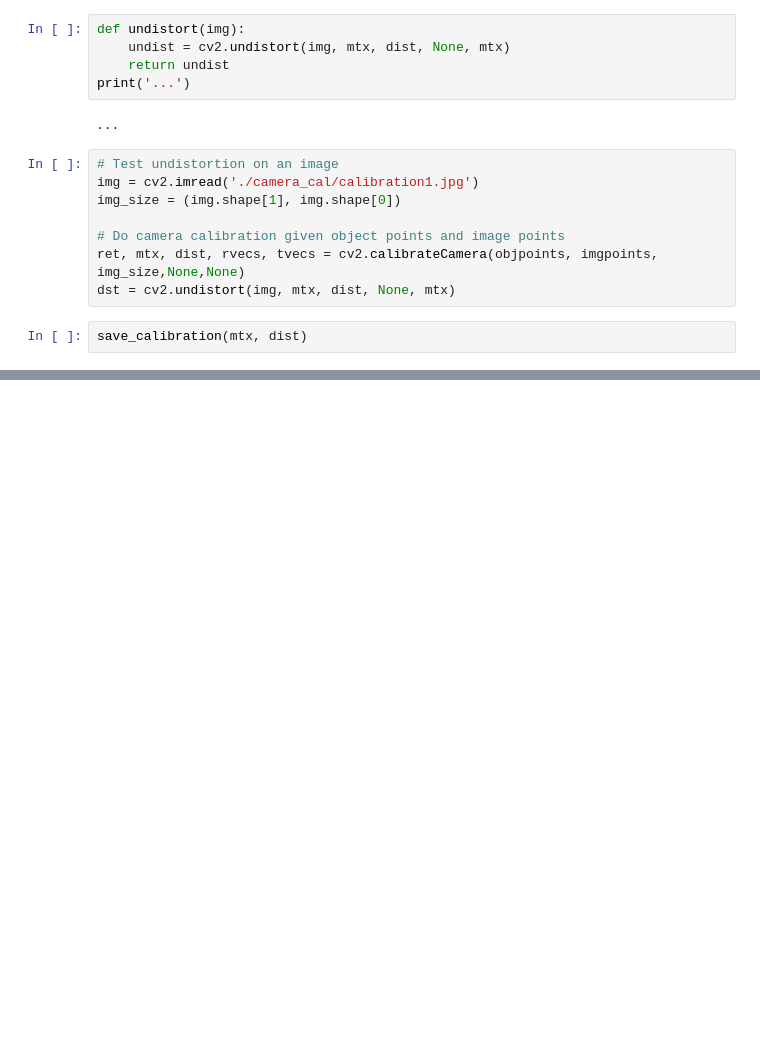
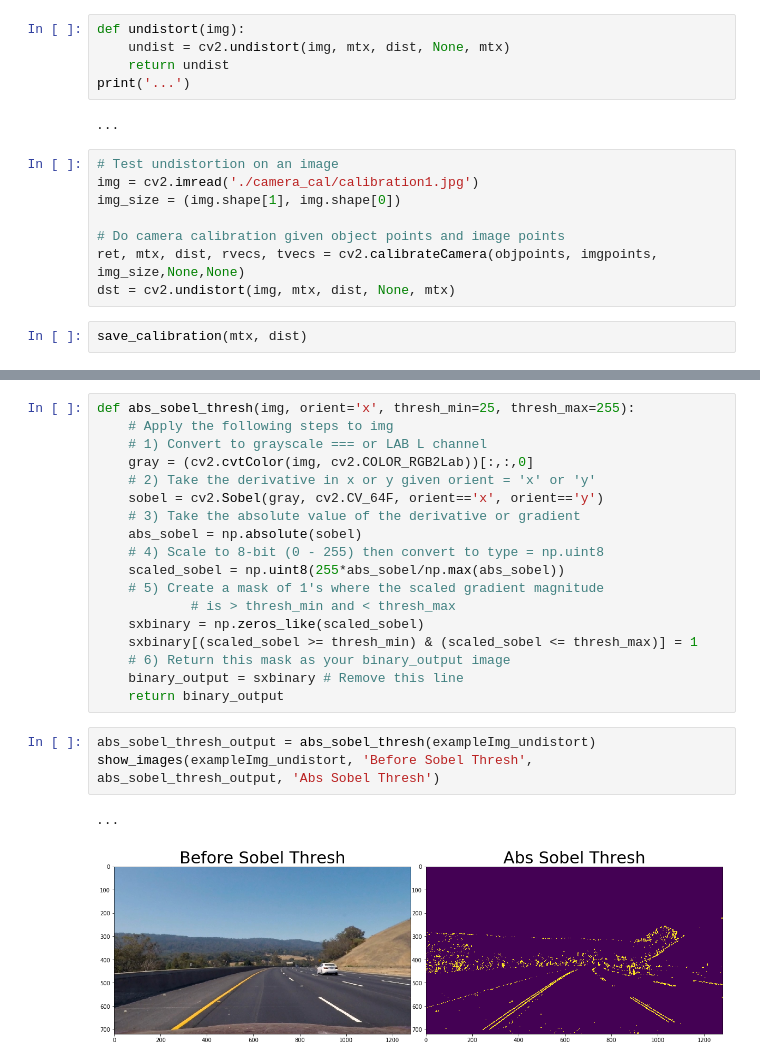
Before and after one commit to sethbunke/CarND-Advanced-Lane-Lines, a Jupyter notebook: sol1-b.ipynb, the cells around one changed output, grey strips where cells are left out. Cells and saved outputs as stored; diff of their text form; blank space fills up the shorter version.

Commit message:
sobel in 1-b

```diff
--- a/sol1-b.ipynb
+++ b/sol1-b.ipynb
@@ -101,0 +110,24 @@ show_images(exampleImg, 'Original', exampleImg_undistort, 'Undistorted')
+# %%
+def abs_sobel_thresh(img, orient='x', thresh_min=25, thresh_max=255):
+    # Apply the following steps to img
+    # 1) Convert to grayscale === or LAB L channel
+    gray = (cv2.cvtColor(img, cv2.COLOR_RGB2Lab))[:,:,0]
+    # 2) Take the derivative in x or y given orient = 'x' or 'y'
+    sobel = cv2.Sobel(gray, cv2.CV_64F, orient=='x', orient=='y')
+    # 3) Take the absolute value of the derivative or gradient
+    abs_sobel = np.absolute(sobel)
+    # 4) Scale to 8-bit (0 - 255) then convert to type = np.uint8
+    scaled_sobel = np.uint8(255*abs_sobel/np.max(abs_sobel))
+    # 5) Create a mask of 1's where the scaled gradient magnitude
+            # is > thresh_min and < thresh_max
+    sxbinary = np.zeros_like(scaled_sobel)
+    sxbinary[(scaled_sobel >= thresh_min) & (scaled_sobel <= thresh_max)] = 1
+    # 6) Return this mask as your binary_output image
+    binary_output = sxbinary # Remove this line
+    return binary_output
+# %%
+abs_sobel_thresh_output = abs_sobel_thresh(exampleImg_undistort)
+show_images(exampleImg_undistort, 'Before Sobel Thresh', abs_sobel_thresh_output, 'Abs Sobel Thresh')
+# %% [output]
+...
+[figure, added]
```
Also changed, not shown: parts of 9 cells of this notebook.
